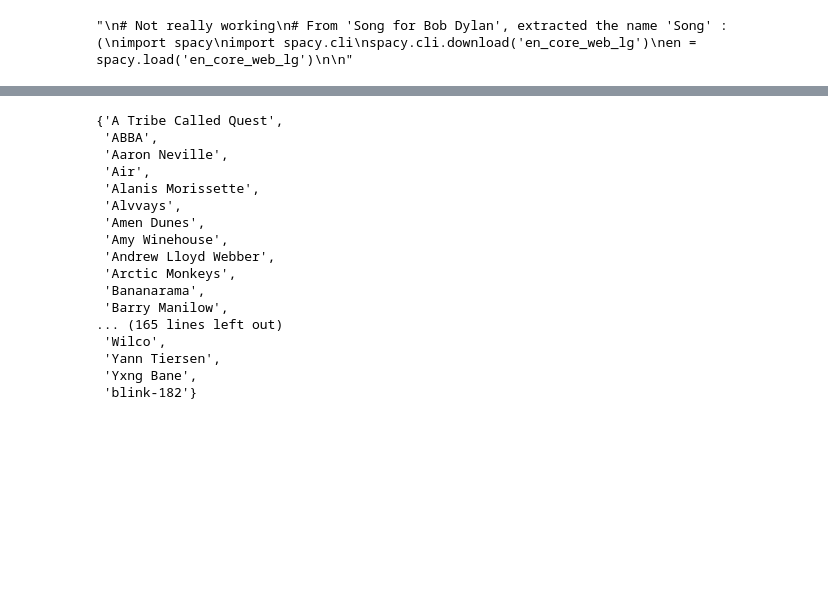
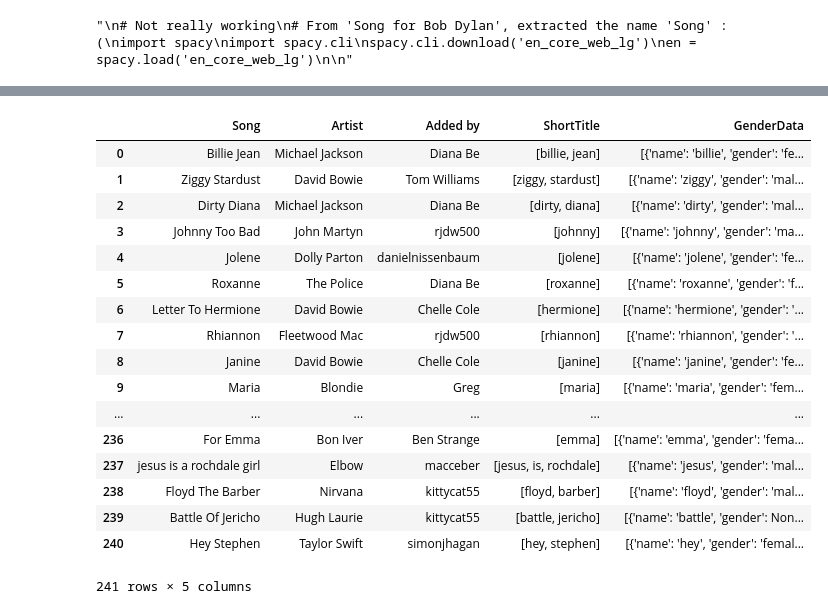
Before and after one commit to MrAlecJohnson/playlister, a Jupyter notebook: playlister.ipynb, the cells around one changed output, grey strips where cells are left out. Drawn from its saved outputs; the diff is of its cells as text; code cells hidden in the pictures; blank space fills up the shorter version.

```diff
--- a/playlister.ipynb
+++ b/playlister.ipynb
@@ -111,20 +49,54 @@ df.head(50)
-# %%
-set(df['Artist'])
-# %% [output]
-{'A Tribe Called Quest',
- 'ABBA',
- 'Aaron Neville',
- 'Air',
- 'Alanis Morissette',
- 'Alvvays',
- 'Amen Dunes',
- 'Amy Winehouse',
- 'Andrew Lloyd Webber',
- 'Arctic Monkeys',
- 'Bananarama',
- 'Barry Manilow',
-... (165 lines left out)
- 'Wilco',
- 'Yann Tiersen',
- 'Yxng Bane',
- 'blink-182'}
+# %%
+# Make the dataframe by pulling out the song name, artist and person who added it
+table = [(track['track']['name'], track['track']['artists'][0]['name'], us[track['added_by']['id']])
+         for track in songs]
+df = pandas.DataFrame(table, columns = ['Song', 'Artist', 'Added by'])
+
+# Get rid of anything after a hyphen, as this is all '2012 remastered' kinda text
+df['Song'].replace(' - .*','', regex = True, inplace = True)
+
+# set up regex to kill off punctuation
+punc = re.compile('[%s]' % re.escape(string.punctuation))
+
+# bring in list of common words (ie not names) to remove
+# if this works I might expand it
+words = pandas.read_csv('commonwords.csv')
+wordlist = words['Edited top 1000 words from www.wordfrequency.info'].tolist()
+
+# function to remove the punctuation and common names
+# returns as list because I'm going to run genderize over it as a list
+def namesOnly(row):
+    text = punc.sub('', row['Song'].lower()).split()
+    newTitle = [word for word in text if word not in wordlist]
+    return newTitle
+
+df['ShortTitle'] = df.apply(namesOnly, axis = 1)
+# %%
+# Function to try to assign a gender to each word in each shortened song title
+def gender(song):
+    response = Genderize().get(song['ShortTitle'])
+    return response
+    #return [(word['gender'], word['probability']) for word in response]
+
+df['GenderData'] = df.apply(gender, axis = 1)
+
+df
+# %% [output]
+|  | Song | Artist | Added by | ShortTitle | GenderData |
+| 0 | Billie Jean | Michael Jackson | Diana Be | [billie, jean] | [{'name': 'billie', 'gender': 'fe... |
+| 1 | Ziggy Stardust | David Bowie | Tom Williams | [ziggy, stardust] | [{'name': 'ziggy', 'gender': 'mal... |
+| 2 | Dirty Diana | Michael Jackson | Diana Be | [dirty, diana] | [{'name': 'dirty', 'gender': 'mal... |
+| 3 | Johnny Too Bad | John Martyn | rjdw500 | [johnny] | [{'name': 'johnny', 'gender': 'ma... |
+| 4 | Jolene | Dolly Parton | danielnissenbaum | [jolene] | [{'name': 'jolene', 'gender': 'fe... |
+| 5 | Roxanne | The Police | Diana Be | [roxanne] | [{'name': 'roxanne', 'gender': 'f... |
+| 6 | Letter To Hermione | David Bowie | Chelle Cole | [hermione] | [{'name': 'hermione', 'gender': '... |
+| 7 | Rhiannon | Fleetwood Mac | rjdw500 | [rhiannon] | [{'name': 'rhiannon', 'gender': '... |
+| 8 | Janine | David Bowie | Chelle Cole | [janine] | [{'name': 'janine', 'gender': 'fe... |
+| 9 | Maria | Blondie | Greg | [maria] | [{'name': 'maria', 'gender': 'fem... |
+| ... | ... | ... | ... | ... | ... |
+| 236 | For Emma | Bon Iver | Ben Strange | [emma] | [{'name': 'emma', 'gender': 'fema... |
+| 237 | jesus is a rochdale girl | Elbow | macceber | [jesus, is, rochdale] | [{'name': 'jesus', 'gender': 'mal... |
+| 238 | Floyd The Barber | Nirvana | kittycat55 | [floyd, barber] | [{'name': 'floyd', 'gender': 'mal... |
+| 239 | Battle Of Jericho | Hugh Laurie | kittycat55 | [battle, jericho] | [{'name': 'battle', 'gender': Non... |
+| 240 | Hey Stephen | Taylor Swift | simonjhagan | [hey, stephen] | [{'name': 'hey', 'gender': 'femal... |
+241 rows × 5 columns
```
Also changed, not shown: parts of 8 cells of this notebook.
